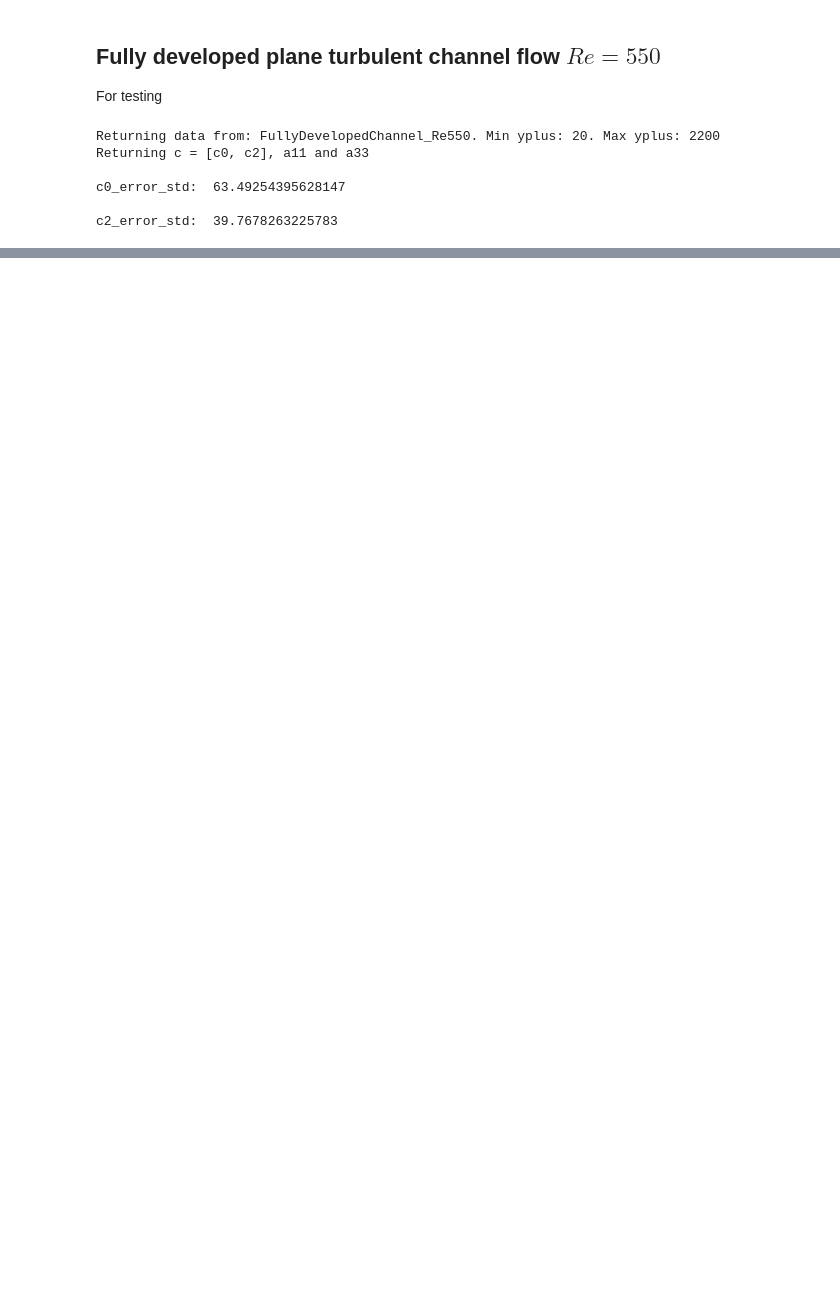
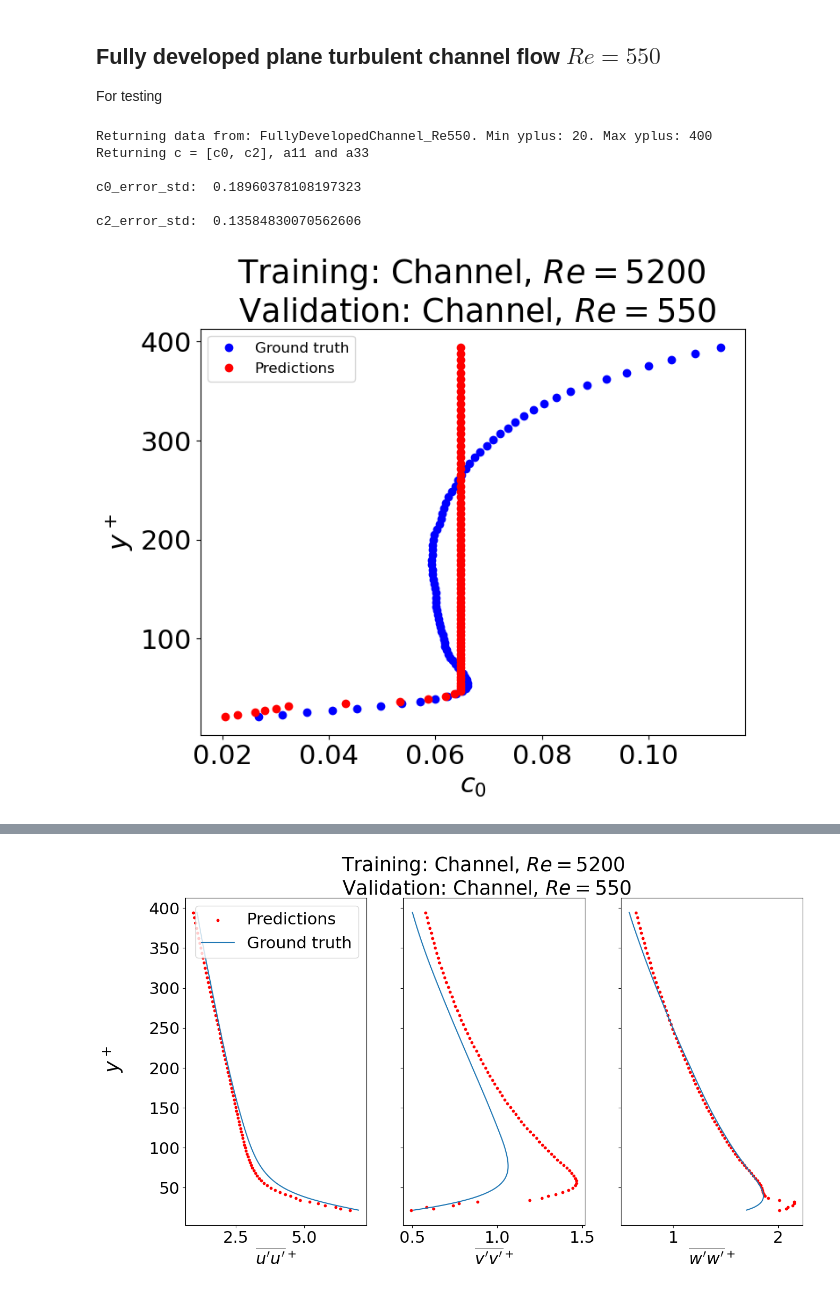
Before and after one commit to kne911/turbML, a Jupyter notebook: Scripts/Assignment2b.ipynb, the cells around one changed output, grey strips where cells are left out. Cells and saved outputs as stored; diff of their text form; code cells hidden in the pictures; blank space fills up the shorter version.

```diff
--- a/Scripts/Assignment2b.ipynb
+++ b/Scripts/Assignment2b.ipynb
@@ -147,42 +163,45 @@ c2_error_std:  0.11589465740761133
 
 For testing
 # %%
-y_DNS, yplus_DNS, u_DNS, uu_DNS, vv_DNS, ww_DNS, uv_DNS, k_DNS, eps_DNS, dudy_DNS = GetInputData('FullyDevelopedChannel_Re550', 20, 2200)
+y_DNS, yplus_DNS, u_DNS, uu_DNS, vv_DNS, ww_DNS, uv_DNS, k_DNS, eps_DNS, dudy_DNS = GetInputData('FullyDevelopedChannel_Re550', 20, 400)
 c, a11_DNS, a33_DNS = GetC0andC2(k_DNS, eps_DNS, dudy_DNS, uu_DNS, vv_DNS, ww_DNS)
 
-c_0_DNS = c[0, :]
-c_2_DNS = c[1, :]
+c_0_DNS_validation = c[0, :]
+c_2_DNS_validation = c[1, :]
 
 y = c.transpose()
 tau_DNS = abs(k_DNS/eps_DNS)
 dudy_squared_DNS = (dudy_DNS**2)
 T = tau_DNS
 dudy_squared_DNS_scaled = dudy_squared_DNS*T**2
 dudy_DNS_inv = 1/dudy_DNS/T
 dudy_squared_DNS_scaled = dudy_squared_DNS_scaled.reshape(-1,1)
 dudy_DNS_inv_scaled = dudy_DNS_inv.reshape(-1,1)
 
 X=np.zeros((len(dudy_DNS),2))
 X[:,0] = scaler_dudy2.transform(dudy_squared_DNS_scaled)[:,0]
 X[:,1] = scaler_dudy.transform(dudy_DNS_inv_scaled)[:,0]
 
 predictions_channel_forest = model_forest.predict(X)
 
 c_NN_forest = predictions_channel_forest
 
 c0=c_NN_forest[:,0]
 c2=c_NN_forest[:,1]
-c0_std=np.std(c0-c_0_DNS)/(np.mean(c0.flatten()**2))**0.5
-c2_std=np.std(c2-c_2_DNS)/(np.mean(c2.flatten()**2))**0.5
+c0_std=np.std(c0-c_0_DNS_validation)/(np.mean(c0.flatten()**2))**0.5
+c2_std=np.std(c2-c_2_DNS_validation)/(np.mean(c2.flatten()**2))**0.5
 
 print('\nc0_error_std: ',c0_std)
 print('\nc2_error_std: ',c2_std)
 
+PlotData(yplus_DNS, uu_DNS, vv_DNS, ww_DNS, dudy_DNS, tau_DNS, k_DNS, c_0_DNS_validation, c_2_DNS_validation, c0, c2, None, None, 'Channel, $Re=5200$', 'Channel, $Re=550$')
+
 #Error is lower compared to our hand-coded Neural Network
 # %% [output]
-Returning data from: FullyDevelopedChannel_Re550. Min yplus: 20. Max yplus: 2200
+Returning data from: FullyDevelopedChannel_Re550. Min yplus: 20. Max yplus: 400
 Returning c = [c0, c2], a11 and a33
 
-c0_error_std:  63.49254395628147
+c0_error_std:  0.18960378108197323
 
-c2_error_std:  39.7678263225783
+c2_error_std:  0.13584830070562606
+[figure, added]
@@ -188,0 +209 @@ c2_error_std:  39.7678263225783
+[figure, added]
```
Also changed, not shown: parts of 4 cells of this notebook.
